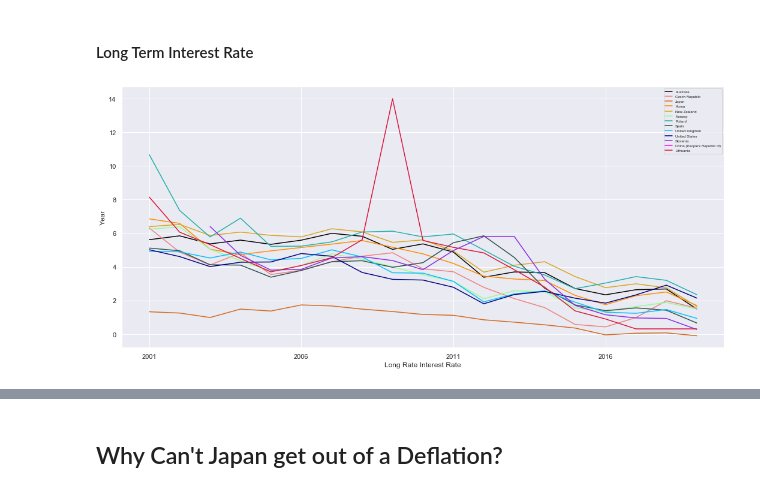
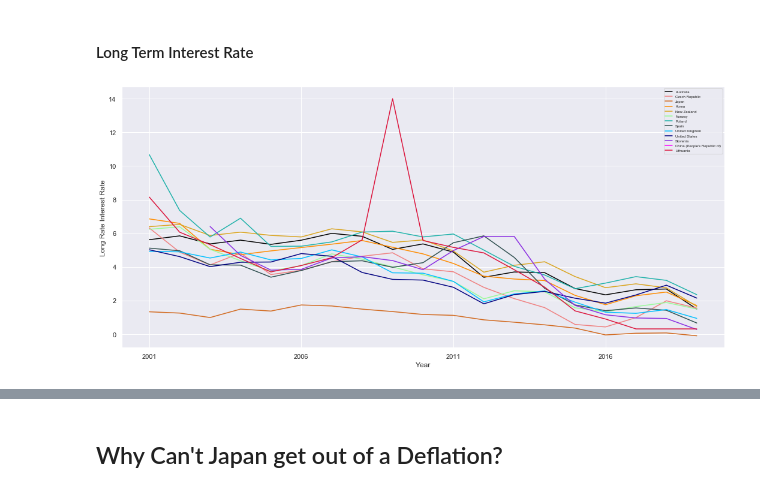
Before and after one commit to tt0507/Mini-Project, a Jupyter notebook: japan_deflation/deflation_analysis_final.ipynb, the cells around one changed output, grey strips where cells are left out. Cells and saved outputs as stored; diff of their text form; code cells hidden in the pictures.

```diff
--- a/japan_deflation/deflation_analysis_final.ipynb
+++ b/japan_deflation/deflation_analysis_final.ipynb
@@ -567,8 +584,8 @@ long_interest_time_series = get_dict_data(long_interest, country_data)
 # %%
 plt.figure(figsize=(18, 8))
 plot_line_graph(long_interest_time_series)
-plt.xlabel('Long Rate Interest Rate')
-plt.ylabel('Year')
+plt.ylabel('Long Rate Interest Rate')
+plt.xlabel('Year')
 plt.show()
 # %% [output]
-[figure, old version]
+[figure, new version]
```
Also changed, not shown: parts of 6 cells of this notebook.
